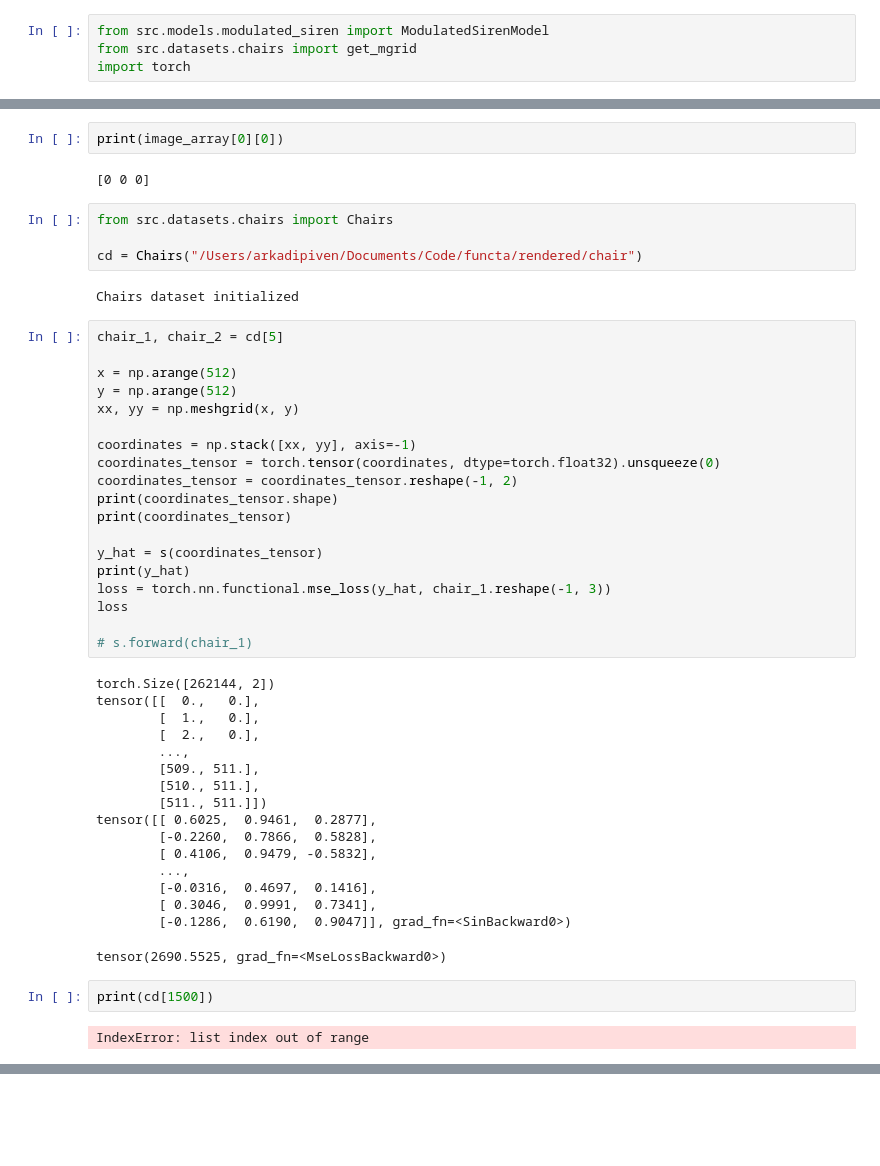
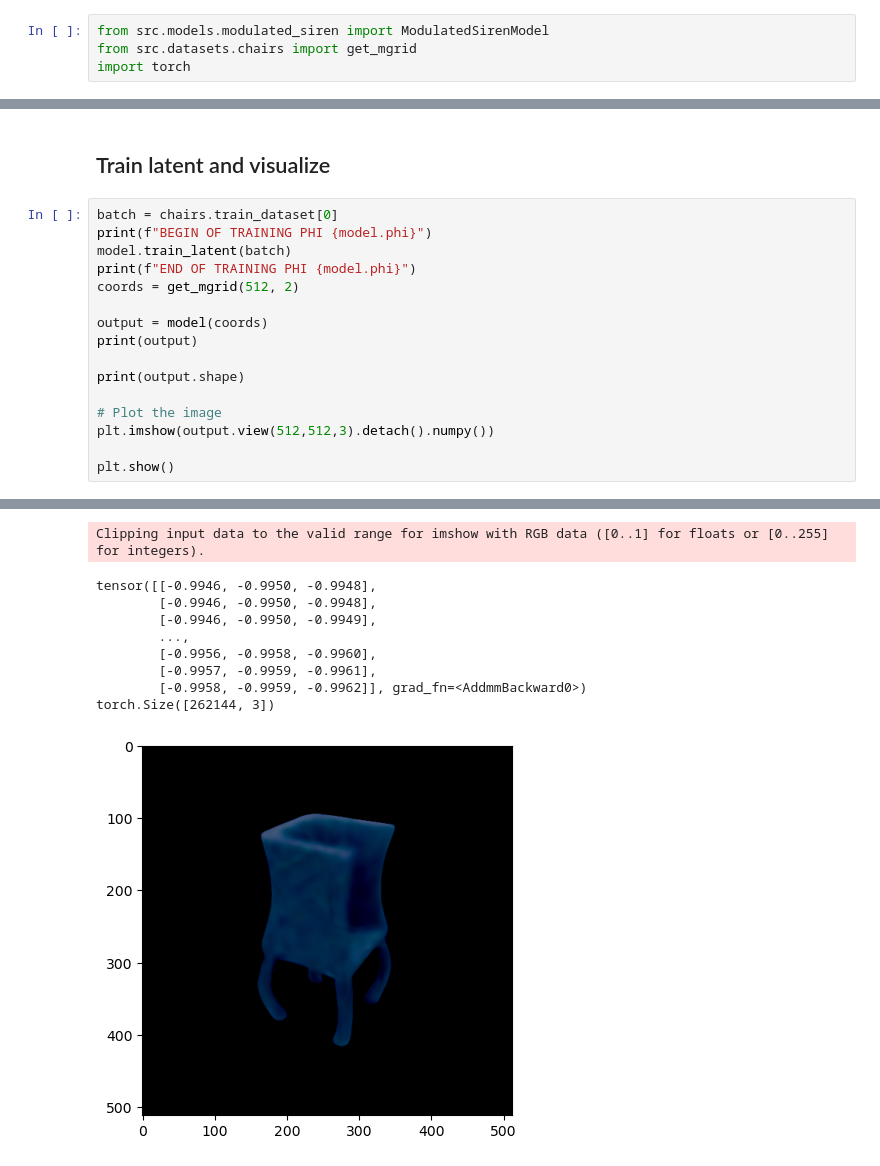
Before and after one commit to royvelich/functa, a Jupyter notebook: visualization.ipynb, the cells around one changed output, grey strips where cells are left out. Saved outputs shown, nothing was run; the diff lists cells and outputs as text; blank space fills up the shorter version.

```diff
--- a/visualization.ipynb
+++ b/visualization.ipynb
@@ -90,50 +63,19 @@ print(image_array.shape)
-# %%
-print(image_array[0][0])
-# %% [output]
-[0 0 0]
-# %%
-from src.datasets.chairs import Chairs
-
-cd = Chairs("/Users/arkadipiven/Documents/Code/functa/rendered/chair")
-# %% [output]
-Chairs dataset initialized
-# %%
-chair_1, chair_2 = cd[5]
-
-x = np.arange(512)
-y = np.arange(512)
-xx, yy = np.meshgrid(x, y)
-
-coordinates = np.stack([xx, yy], axis=-1)
-coordinates_tensor = torch.tensor(coordinates, dtype=torch.float32).unsqueeze(0)
-coordinates_tensor = coordinates_tensor.reshape(-1, 2)
-print(coordinates_tensor.shape)
-print(coordinates_tensor)
-
-y_hat = s(coordinates_tensor)
-print(y_hat)
-loss = torch.nn.functional.mse_loss(y_hat, chair_1.reshape(-1, 3))
-loss
-
-# s.forward(chair_1)
-# %% [output]
-torch.Size([262144, 2])
-tensor([[  0.,   0.],
-        [  1.,   0.],
-        [  2.,   0.],
-        ...,
-        [509., 511.],
-        [510., 511.],
-        [511., 511.]])
-tensor([[ 0.6025,  0.9461,  0.2877],
-        [-0.2260,  0.7866,  0.5828],
-        [ 0.4106,  0.9479, -0.5832],
-        ...,
-        [-0.0316,  0.4697,  0.1416],
-        [ 0.3046,  0.9991,  0.7341],
-        [-0.1286,  0.6190,  0.9047]], grad_fn=<SinBackward0>)
-tensor(2690.5525, grad_fn=<MseLossBackward0>)
-# %%
-print(cd[1500])
-# %% [output]
-IndexError: list index out of range
+# %% [markdown]
+## Train latent and visualize
+# %%
+batch = chairs.train_dataset[0]
+print(f"BEGIN OF TRAINING PHI {model.phi}")
+model.train_latent(batch)
+print(f"END OF TRAINING PHI {model.phi}")
+coords = get_mgrid(512, 2)
+
+output = model(coords)
+print(output)
+
+print(output.shape)
+
+# Plot the image
+plt.imshow(output.view(512,512,3).detach().numpy())
+
+plt.show()
+# %% [output]
@@ -139,0 +163,10 @@ IndexError: list index out of range
+Clipping input data to the valid range for imshow with RGB data ([0..1] for floats or [0..255] for integers).
+tensor([[-0.9946, -0.9950, -0.9948],
+        [-0.9946, -0.9950, -0.9948],
+        [-0.9946, -0.9950, -0.9949],
+        ...,
+        [-0.9956, -0.9958, -0.9960],
+        [-0.9957, -0.9959, -0.9961],
+        [-0.9958, -0.9959, -0.9962]], grad_fn=<AddmmBackward0>)
+torch.Size([262144, 3])
+[figure, added]
```
Also changed, not shown: parts of 9 cells of this notebook, 4 other files.
